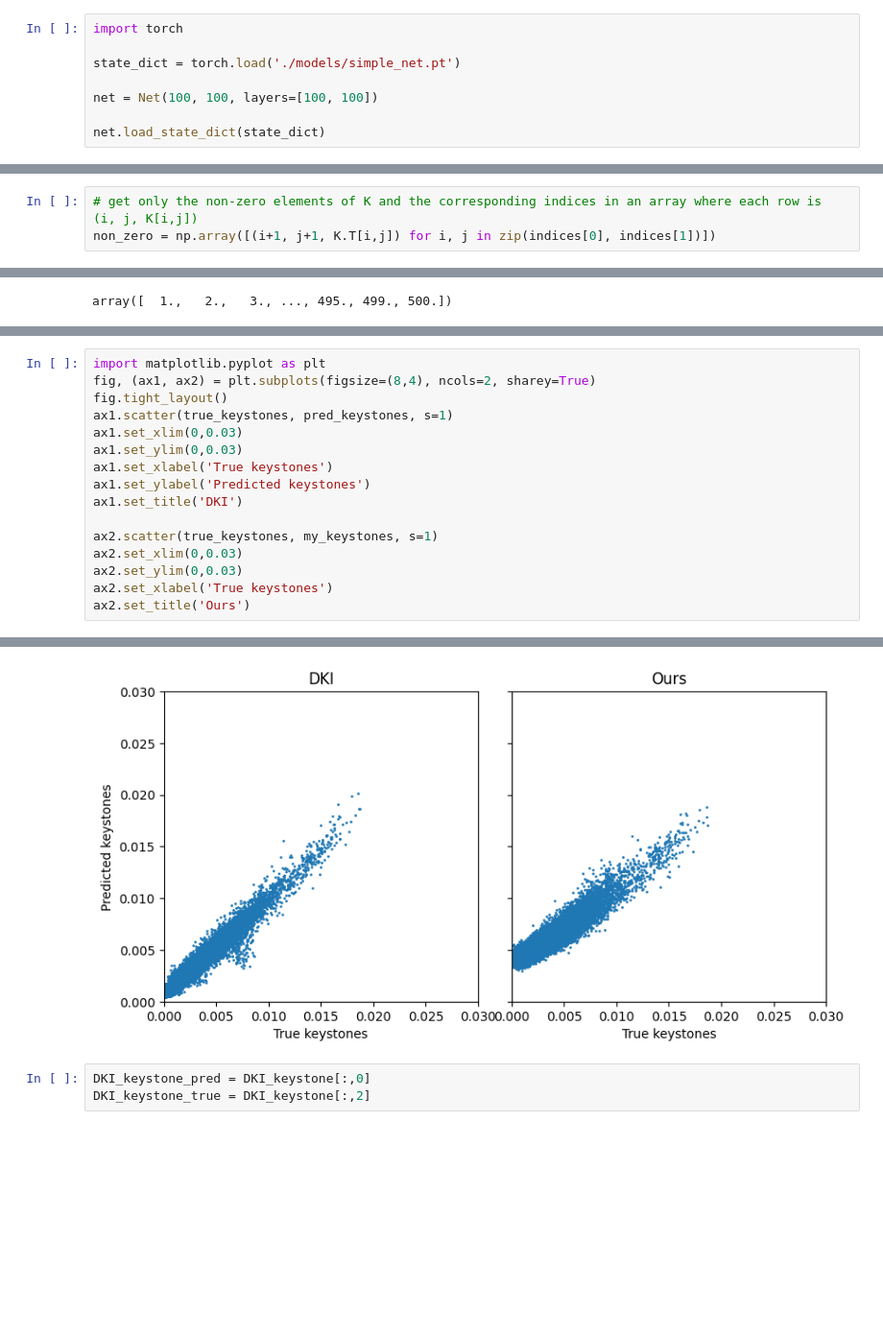
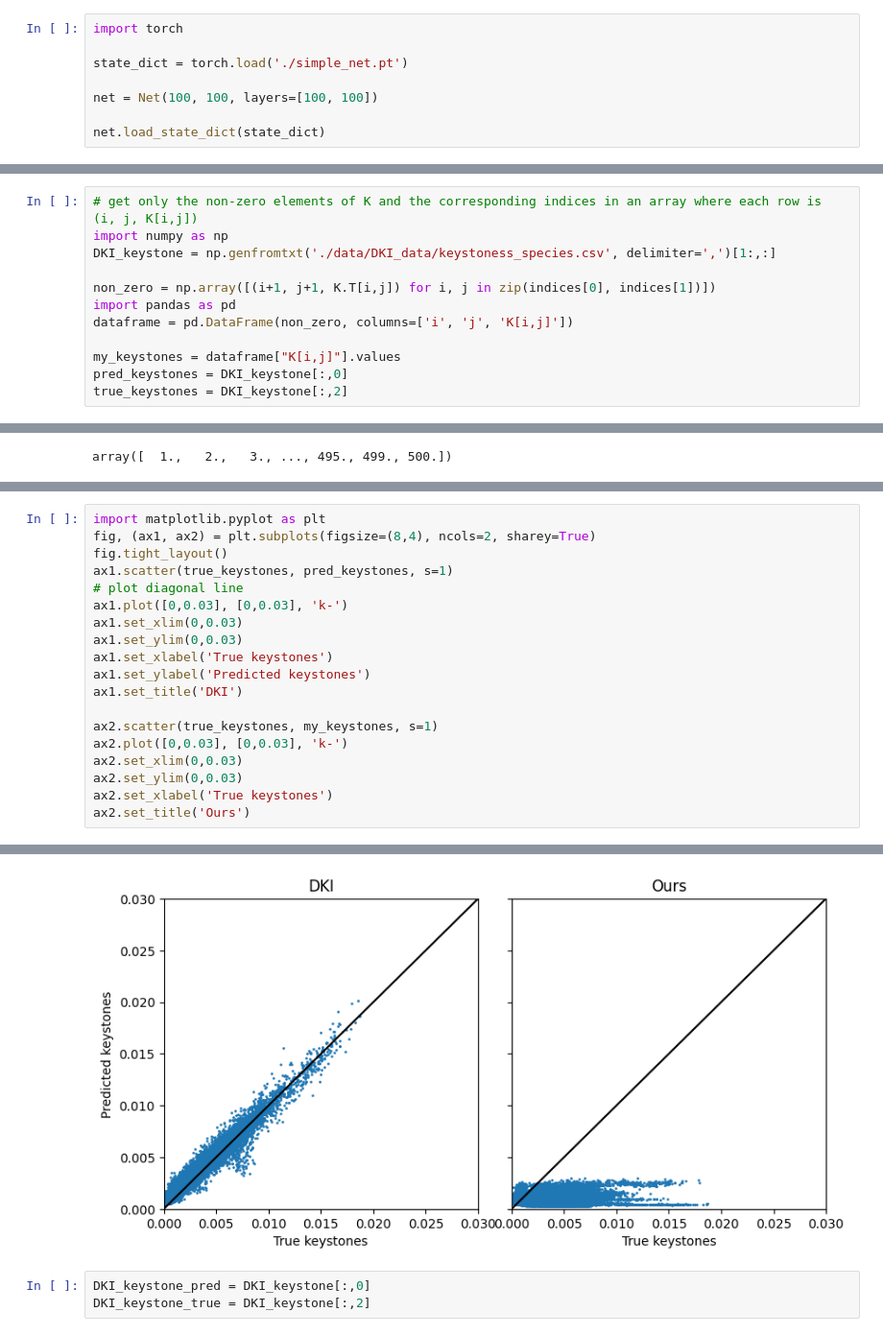
Before and after one commit to rkdan/Keystone, a Jupyter notebook: notebook.ipynb, the cells around one changed output, grey strips where cells are left out. Shown at 96% size. Cells and saved outputs as stored; diff of their text form; blank space fills up the shorter version.

```diff
--- a/notebook.ipynb
+++ b/notebook.ipynb
@@ -36,7 +73,7 @@ KeyboardInterrupt:
 # %%
 import torch
 
-state_dict = torch.load('./models/simple_net.pt')
+state_dict = torch.load('./simple_net.pt')
 
 net = Net(100, 100, layers=[100, 100])
 
@@ -90,7 +128,16 @@ indices
  array([  0,   1,   2, ..., 494, 498, 499]))
 # %%
 # get only the non-zero elements of K and the corresponding indices in an array where each row is (i, j, K[i,j])
+import numpy as np
+DKI_keystone = np.genfromtxt('./data/DKI_data/keystoness_species.csv', delimiter=',')[1:,:]
+
 non_zero = np.array([(i+1, j+1, K.T[i,j]) for i, j in zip(indices[0], indices[1])])
+import pandas as pd
+dataframe = pd.DataFrame(non_zero, columns=['i', 'j', 'K[i,j]'])
+
+my_keystones = dataframe["K[i,j]"].values
+pred_keystones = DKI_keystone[:,0]
+true_keystones = DKI_keystone[:,2]
 # %%
 # save as csv
 np.savetxt('keystoness.csv', non_zero, delimiter=',', header='i,j,K[i,j]')
@@ -130,22 +173,25 @@ true_keystones = DKI_keystone[:,2]
 # %%
 import matplotlib.pyplot as plt
 fig, (ax1, ax2) = plt.subplots(figsize=(8,4), ncols=2, sharey=True)
 fig.tight_layout()
 ax1.scatter(true_keystones, pred_keystones, s=1)
+# plot diagonal line
+ax1.plot([0,0.03], [0,0.03], 'k-')
 ax1.set_xlim(0,0.03)
 ax1.set_ylim(0,0.03)
 ax1.set_xlabel('True keystones')
 ax1.set_ylabel('Predicted keystones')
 ax1.set_title('DKI')
 
 ax2.scatter(true_keystones, my_keystones, s=1)
+ax2.plot([0,0.03], [0,0.03], 'k-')
 ax2.set_xlim(0,0.03)
 ax2.set_ylim(0,0.03)
 ax2.set_xlabel('True keystones')
 ax2.set_title('Ours')
 # %% [output]
 Text(0.5, 1.0, 'Ours')
-[figure, old version]
+[figure, new version]
 # %%
 DKI_keystone_pred = DKI_keystone[:,0]
 DKI_keystone_true = DKI_keystone[:,2]
```
Also changed, not shown: parts of 33 cells of this notebook, 10 other files.
